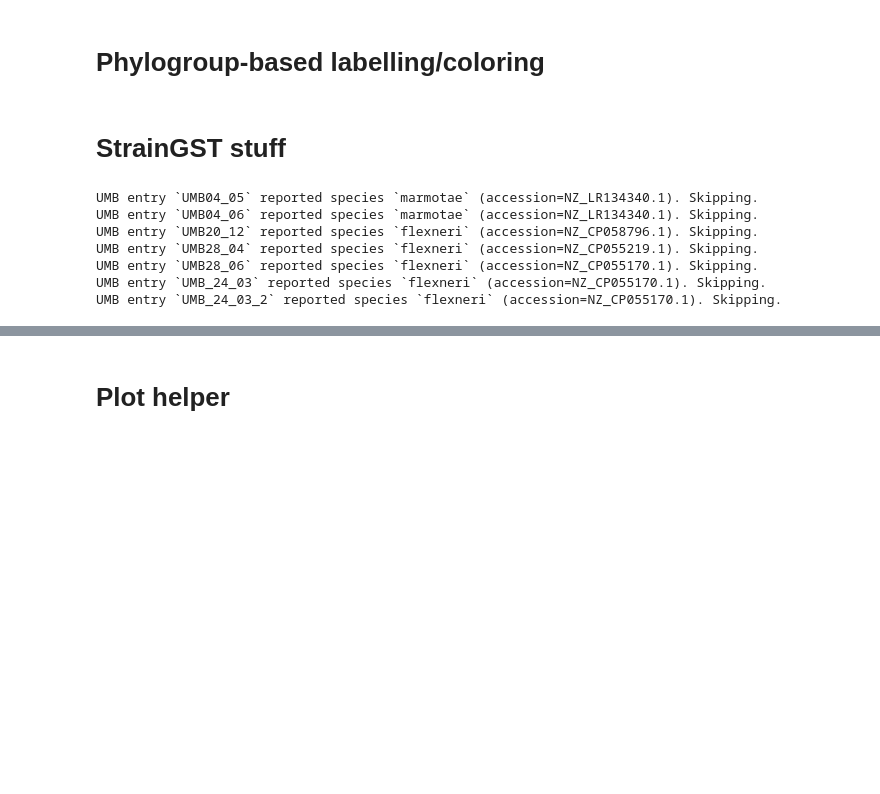
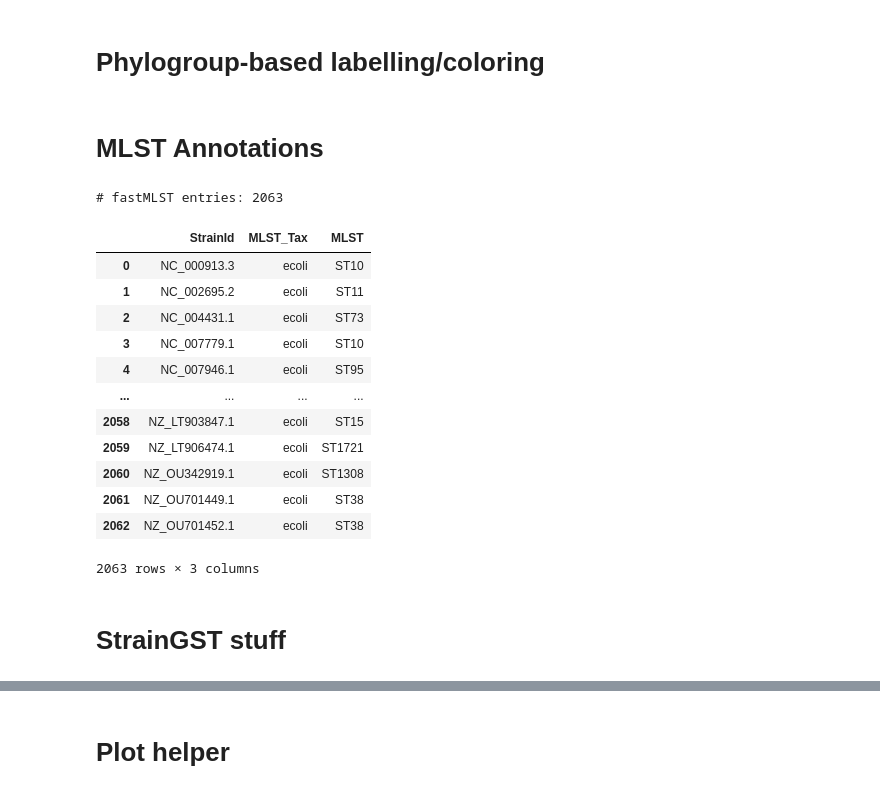
Before and after one commit to gibsonlab/chronostrain, a Jupyter notebook: examples/umb/notebooks/timeseries_plots.ipynb, the cells around one changed output, grey strips where cells are left out. Saved outputs shown, nothing was run; the diff lists cells and outputs as text; code cells hidden in the pictures; blank space fills up the shorter version.

```diff
--- a/examples/umb/notebooks/timeseries_plots.ipynb
+++ b/examples/umb/notebooks/timeseries_plots.ipynb
@@ -115,24 +115,59 @@ abx_acronym = {'nitrofuran': 'N', 'fluoroquinolone': 'F', 'beta_lactam': 'B', 's
 abx_colors = {'nitrofuran': 'red', 'fluoroquinolone': 'magenta', 'beta_lactam': 'green', 'sulfonamide': 'blue', 'macrolide': 'cyan', 'tetracycline': 'orange'}
 abx_labels = {'nitrofuran': 'Nitrofurantoin', 'fluoroquinolone': 'Fluoroquinolone', 'beta_lactam': 'Beta Lactam', 'sulfonamide': 'Sulfonamide', 'macrolide': 'Macrolide', 'tetracycline': 'Tetracycline'}
 index_df = pd.read_csv("/mnt/e/ecoli_db/ref_genomes/index.tsv", sep='\t')
+# %% [markdown]
+# MLST Annotations
+# %%
+def load_fastmlst_df(fastmlst_path: Path) -> pd.DataFrame:
+    df_entries = []
+    with open(fastmlst_path, "rt") as f:
+        for line in f:
+            tokens = line.rstrip().split("\t")
+            strain_id = tokens[0]
+
+            species_mlst_tokens = tokens[1].split("#")
+            if len(species_mlst_tokens) > 1:
+                fastmlst_taxonomy = species_mlst_tokens[0]
+                schema_version = species_mlst_tokens[1]
+            elif len(species_mlst_tokens) == 1:
+                fastmlst_taxonomy = species_mlst_tokens[0]
+                schema_version = "?"
+            else:
+                raise ValueError("Don't know how to parse species MLST schema name `{}`.".format(tokens[1]))
+
+            if schema_version == '?':
+                species_mlst_id = "ST{}".format(tokens[2])
+            else:
+                if fastmlst_taxonomy == 'ecoli':
+                    assert schema_version == "1"  # Assert fastMLST has used Achtmann scheme.
+                    species_mlst_id = "ST{}".format(tokens[2])
+                else:
+                    species_mlst_id = "ST{}:{}".format(schema_version, tokens[2])
+            df_entries.append({
+                'StrainId': strain_id,
+                'MLST_Tax': fastmlst_taxonomy,
+                'MLST': species_mlst_id
+            })
+    return pd.DataFrame(df_entries)
+
+
+mlst_df = load_fastmlst_df(Path("/mnt/e/ecoli_db/fastmlst/fastmlst.tsv"))
+print("# fastMLST entries: {}".format(mlst_df.shape[0]))
+mlst_df
+# %% [output]
+# fastMLST entries: 2063
+|  | StrainId | MLST_Tax | MLST |
+| 0 | NC_000913.3 | ecoli | ST10 |
+| 1 | NC_002695.2 | ecoli | ST11 |
+| 2 | NC_004431.1 | ecoli | ST73 |
+| 3 | NC_007779.1 | ecoli | ST10 |
+| 4 | NC_007946.1 | ecoli | ST95 |
+| ... | ... | ... | ... |
+| 2058 | NZ_LT903847.1 | ecoli | ST15 |
+| 2059 | NZ_LT906474.1 | ecoli | ST1721 |
+| 2060 | NZ_OU342919.1 | ecoli | ST1308 |
+| 2061 | NZ_OU701449.1 | ecoli | ST38 |
+| 2062 | NZ_OU701452.1 | ecoli | ST38 |
+2063 rows × 3 columns
 # %% [markdown]
 # StrainGST stuff
-# %%
-# ======================================= Parsing
-umb_entries = parse_umb_entries(
-    straingst_output_basedir=Path("/data/cctm/youn/umb"),
-    entries_csv_path=Path().resolve().parent / 'files' / 'umb_samples.csv'
-)
-umb_dates_df = retrieve_patient_dates(umb_entries)
-straingst_df = straingst_dataframe(
-    umb_entries,
-    Path("/mnt/e/ecoli_db/phylogeny/ClermonTyping/umb_phylogroups_complete.txt")
-)
-# %% [output]
-UMB entry `UMB04_05` reported species `marmotae` (accession=NZ_LR134340.1). Skipping.
-UMB entry `UMB04_06` reported species `marmotae` (accession=NZ_LR134340.1). Skipping.
-UMB entry `UMB20_12` reported species `flexneri` (accession=NZ_CP058796.1). Skipping.
-UMB entry `UMB28_04` reported species `flexneri` (accession=NZ_CP055219.1). Skipping.
-UMB entry `UMB28_06` reported species `flexneri` (accession=NZ_CP055170.1). Skipping.
-UMB entry `UMB_24_03` reported species `flexneri` (accession=NZ_CP055170.1). Skipping.
-UMB entry `UMB_24_03_2` reported species `flexneri` (accession=NZ_CP055170.1). Skipping.
```
Also changed, not shown: parts of 7 cells of this notebook, 7 other files.
